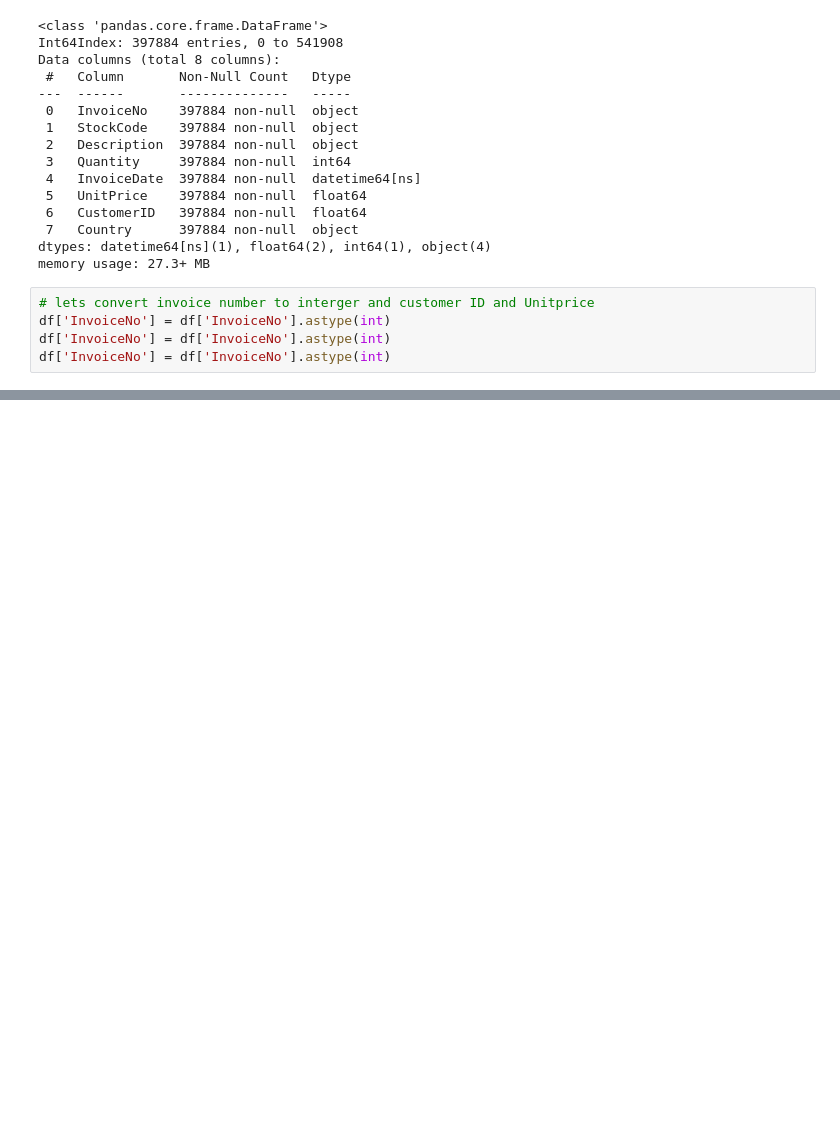
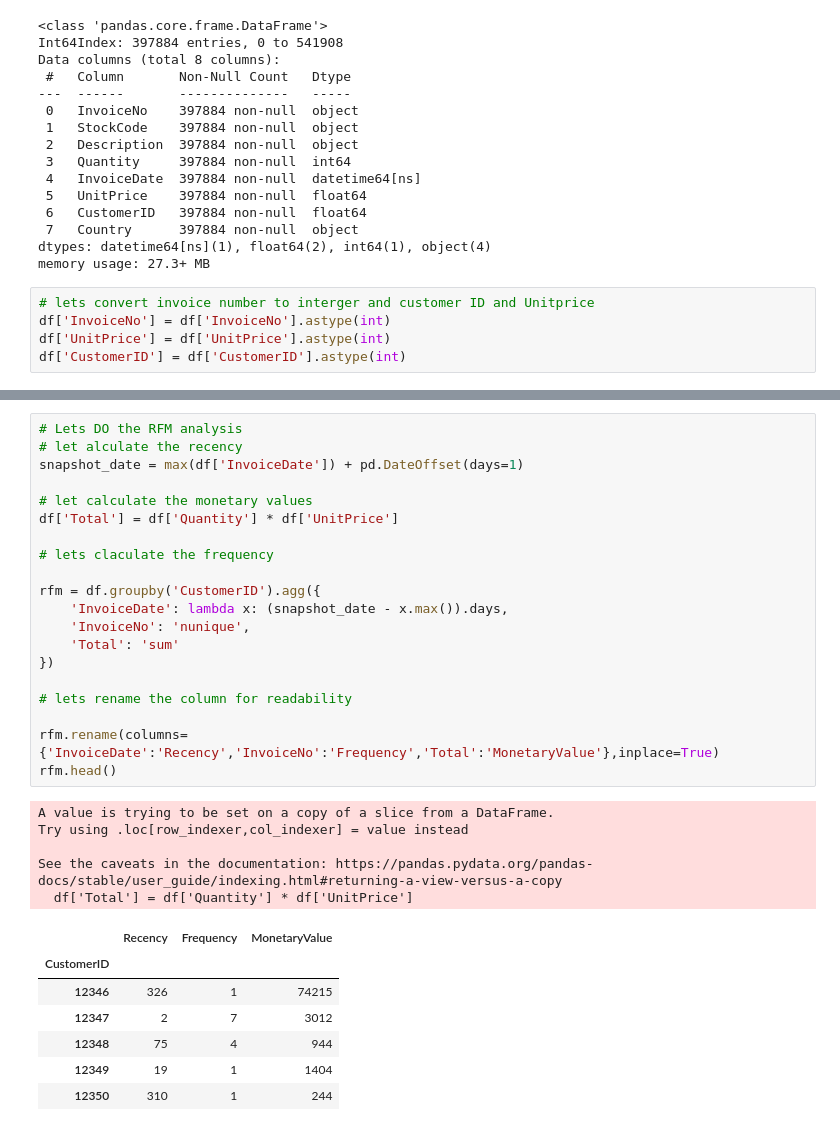
Before and after one commit to JohnKimaiyo/Business-Analyst-Projects, a Jupyter notebook: Python Data Analysis Projects/Customer Behaviour Projects/RFM Analysis/Online Shopping Data/August Online Shopping Customer.ipynb, the cells around one changed output, grey strips where cells are left out. Cells and saved outputs as stored; diff of their text form; blank space fills up the shorter version.

```diff
--- a/Python Data Analysis Projects/Customer Behaviour Projects/RFM Analysis/Online Shopping Data/August Online Shopping Customer.ipynb
+++ b/Python Data Analysis Projects/Customer Behaviour Projects/RFM Analysis/Online Shopping Data/August Online Shopping Customer.ipynb
@@ -127,5 +127,5 @@ memory usage: 27.3+ MB
 # %%
 # lets convert invoice number to interger and customer ID and Unitprice
 df['InvoiceNo'] = df['InvoiceNo'].astype(int)
-df['InvoiceNo'] = df['InvoiceNo'].astype(int)
-df['InvoiceNo'] = df['InvoiceNo'].astype(int)
+df['UnitPrice'] = df['UnitPrice'].astype(int)
+df['CustomerID'] = df['CustomerID'].astype(int)
@@ -131,0 +167,33 @@ df['InvoiceNo'] = df['InvoiceNo'].astype(int)
+# %%
+# Lets DO the RFM analysis
+# let alculate the recency
+snapshot_date = max(df['InvoiceDate']) + pd.DateOffset(days=1)
+
+# let calculate the monetary values
+df['Total'] = df['Quantity'] * df['UnitPrice']
+
+# lets claculate the frequency
+
+rfm = df.groupby('CustomerID').agg({
+    'InvoiceDate': lambda x: (snapshot_date - x.max()).days,
+    'InvoiceNo': 'nunique',
+    'Total': 'sum'
+})
+
+# lets rename the column for readability
+
+rfm.rename(columns={'InvoiceDate':'Recency','InvoiceNo':'Frequency','Total':'MonetaryValue'},inplace=True)
+rfm.head()
+# %% [output]
+A value is trying to be set on a copy of a slice from a DataFrame.
+Try using .loc[row_indexer,col_indexer] = value instead
+
+See the caveats in the documentation: https://pandas.pydata.org/pandas-docs/stable/user_guide/indexing.html#returning-a-view-versus-a-copy
+  df['Total'] = df['Quantity'] * df['UnitPrice']
+|  | Recency | Frequency | MonetaryValue |
+| CustomerID |  |  |  |
+| 12346 | 326 | 1 | 74215 |
+| 12347 | 2 | 7 | 3012 |
+| 12348 | 75 | 4 | 944 |
+| 12349 | 19 | 1 | 1404 |
+| 12350 | 310 | 1 | 244 |
```
Also changed, not shown: parts of 9 cells of this notebook.
